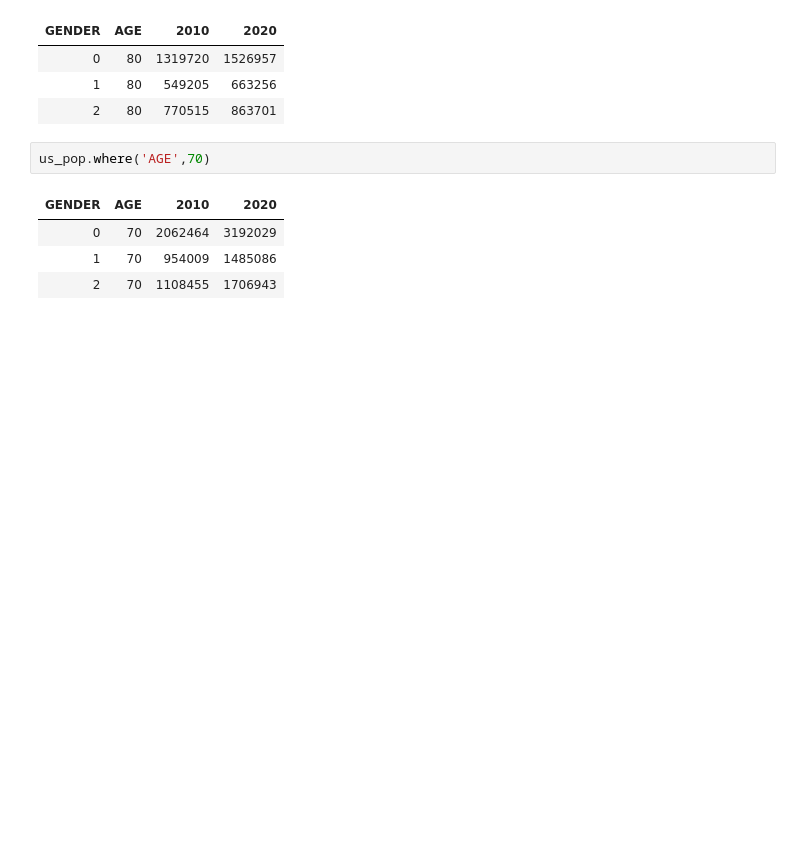
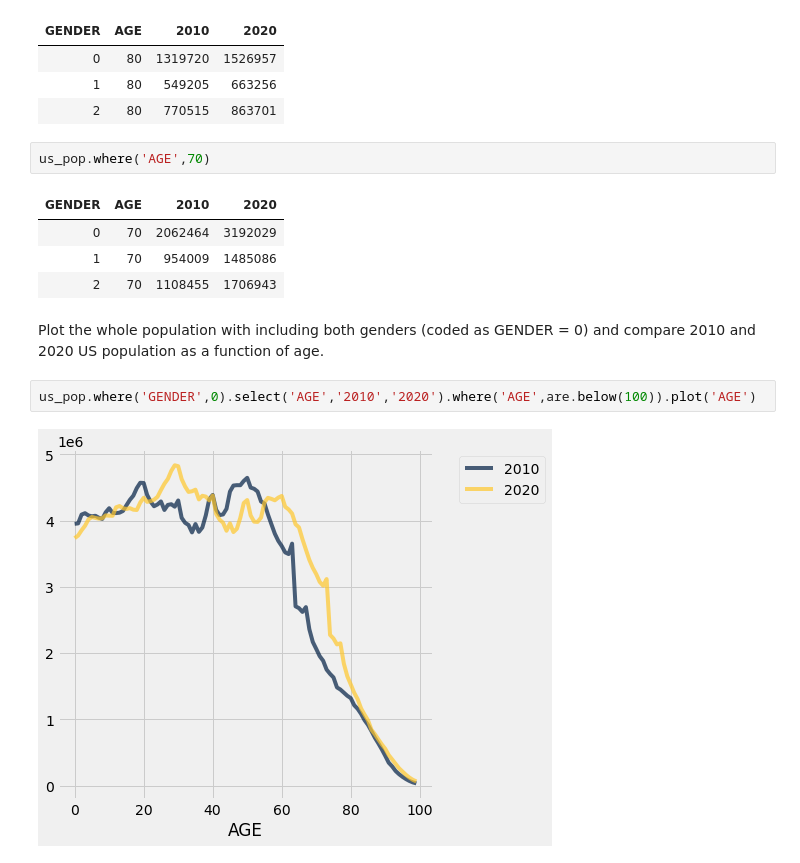
Before and after one commit to laserchemist/dprimer, a Jupyter notebook: Tables.ipynb, the cells around one changed output. Saved outputs shown, nothing was run; the diff lists cells and outputs as text; blank space fills up the shorter version.

```diff
--- a/Tables.ipynb
+++ b/Tables.ipynb
@@ -162,3 +165,9 @@ us_pop.where('AGE',70)
 | 0 | 70 | 2062464 | 3192029 |
 | 1 | 70 | 954009 | 1485086 |
 | 2 | 70 | 1108455 | 1706943 |
+# %% [markdown]
+Plot the whole population with including both genders (coded as GENDER = 0) and compare 2010 and 2020 US population as a function of age.
+# %%
+us_pop.where('GENDER',0).select('AGE','2010','2020').where('AGE',are.below(100)).plot('AGE')
+# %% [output]
+[figure, added]
```
Also changed, not shown: parts of 4 cells of this notebook.
